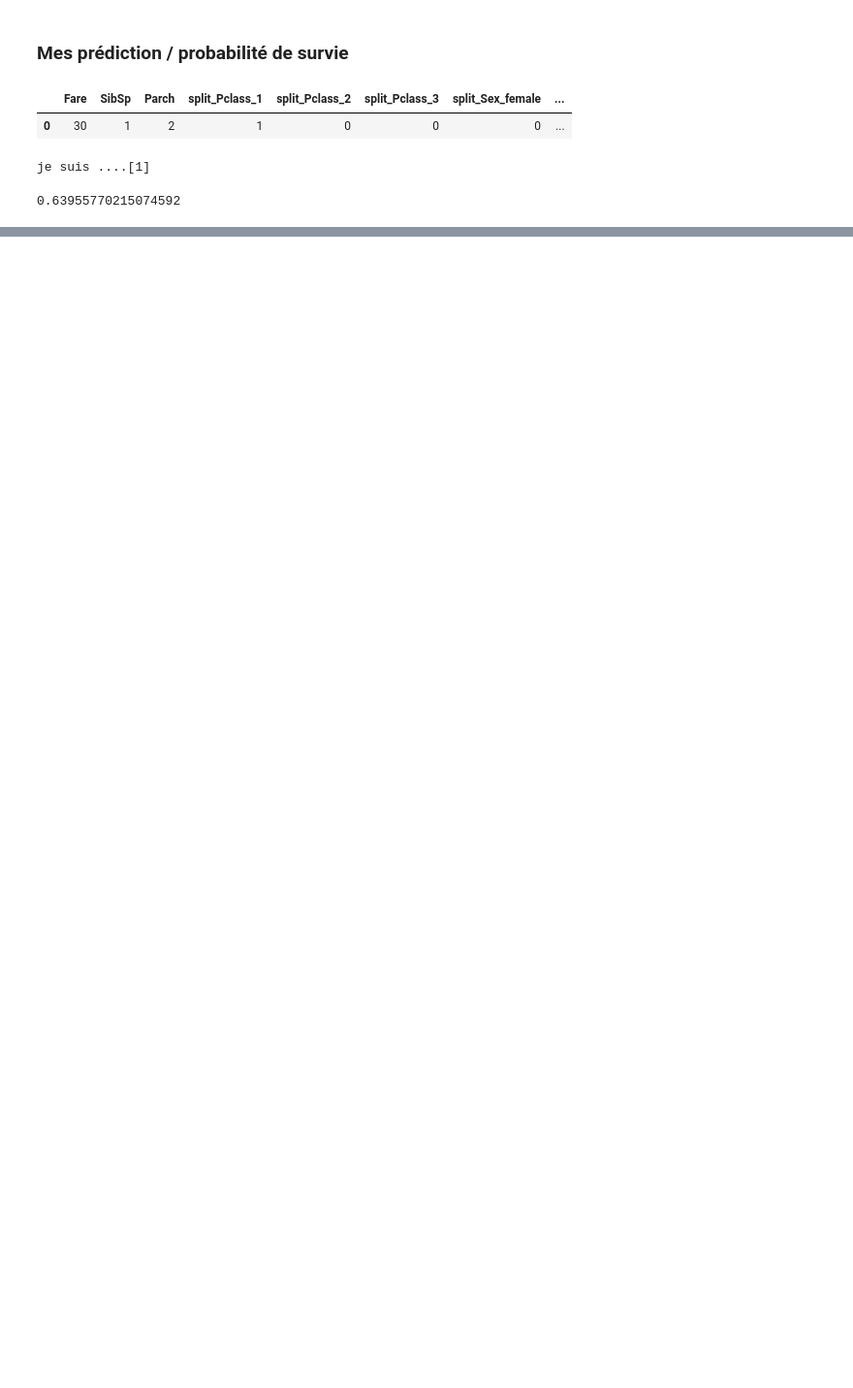
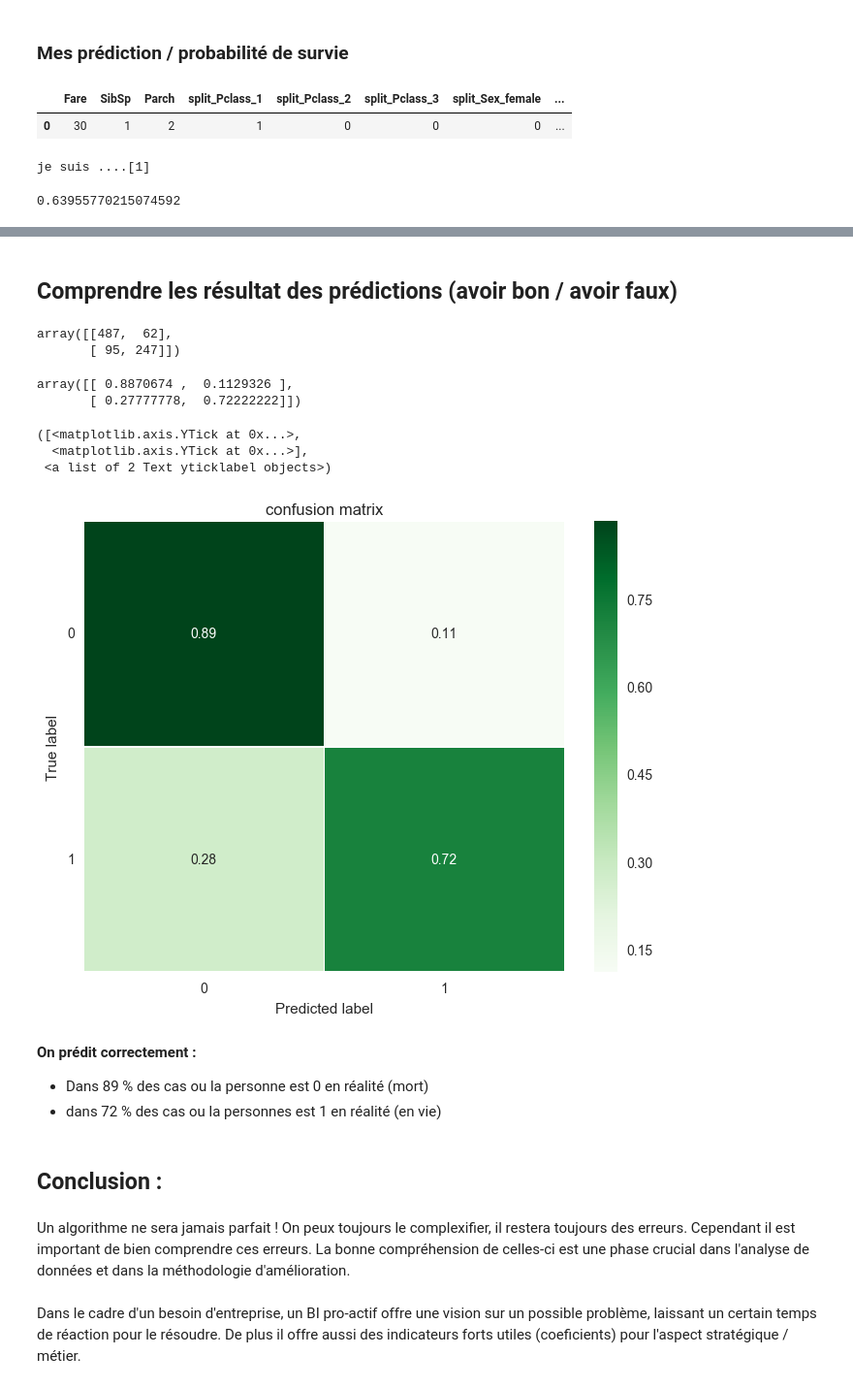
Before and after one commit to IceJoke/presentation, a Jupyter notebook: EPSI/I4/Business Intellgence/EP4/premier_pas_algo_titanic.ipynb, the cells around one changed output, grey strips where cells are left out. Shown at 97% size. Saved outputs shown, nothing was run; the diff lists cells and outputs as text; code cells hidden in the pictures; blank space fills up the shorter version.

```diff
--- a/EPSI/I4/Business Intellgence/EP4/premier_pas_algo_titanic.ipynb
+++ b/EPSI/I4/Business Intellgence/EP4/premier_pas_algo_titanic.ipynb
@@ -865,0 +1355,2 @@ ma_regression.predict_proba(moi)[0][1]
+# %% [markdown]
+## Comprendre les résultat des prédictions (avoir bon / avoir faux)
@@ -865,0 +1359,42 @@ ma_regression.predict_proba(moi)[0][1]
+# %%
+train_prediction = ma_regression.predict(X)
+# %%
+cm = metrics.confusion_matrix(y_true=y,  # True labels
+                         y_pred=train_prediction) # Predicted labels
+cm
+# %% [output]
+array([[487,  62],
+       [ 95, 247]])
+# %%
+cm_normalized = cm.astype('float') / cm.sum(axis=1)[:, np.newaxis]
+cm_normalized
+# %% [output]
+array([[ 0.8870674 ,  0.1129326 ],
+       [ 0.27777778,  0.72222222]])
+# %%
+label_unique = y.unique()
+
+# Graph Confusion Matrix
+tick_marks = np.arange(len(label_unique))
+plt.figure(figsize=(8,6))
+sns.heatmap(cm_normalized, cmap='Greens',annot=True,linewidths=.5)
+plt.title('confusion matrix')
+plt.xlabel('Predicted label')
+plt.ylabel('True label')
+plt.xticks(tick_marks + 0.5, list(label_unique))
+plt.yticks(tick_marks + 0.5, list(reversed(list(label_unique))), rotation=0)
+# %% [output]
+([<matplotlib.axis.YTick at 0x...>,
+  <matplotlib.axis.YTick at 0x...>],
+ <a list of 2 Text yticklabel objects>)
+[figure, added]
+# %% [markdown]
+**On prédit correctement :**
+- Dans 89 % des cas ou la personne est 0 en réalité (mort)
+- dans 72 % des cas ou la personnes est 1 en réalité (en vie)
+# %% [markdown]
+## Conclusion :
+# %% [markdown]
+Un algorithme ne sera jamais parfait ! On peux toujours le complexifier, il restera toujours des erreurs. Cependant il est important de bien comprendre ces erreurs. La bonne compréhension de celles-ci est une phase crucial dans l'analyse de données et dans la méthodologie  d'amélioration.
+# %% [markdown]
+Dans le cadre d'un besoin d'entreprise, un BI pro-actif offre une vision sur un possible problème, laissant un certain temps de réaction pour le résoudre. De plus il offre aussi des indicateurs forts utiles (coeficients) pour l'aspect stratégique / métier.
```
Also changed, not shown: parts of 60 cells of this notebook, 10 other files.
